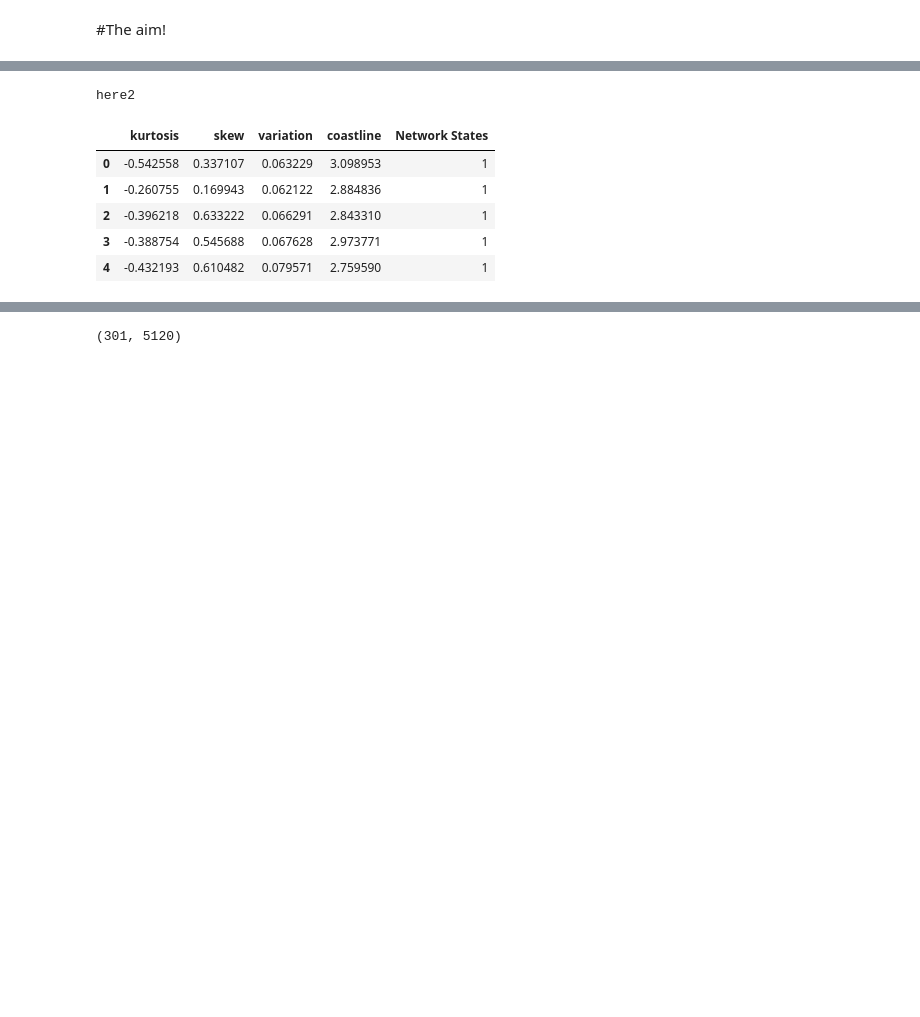
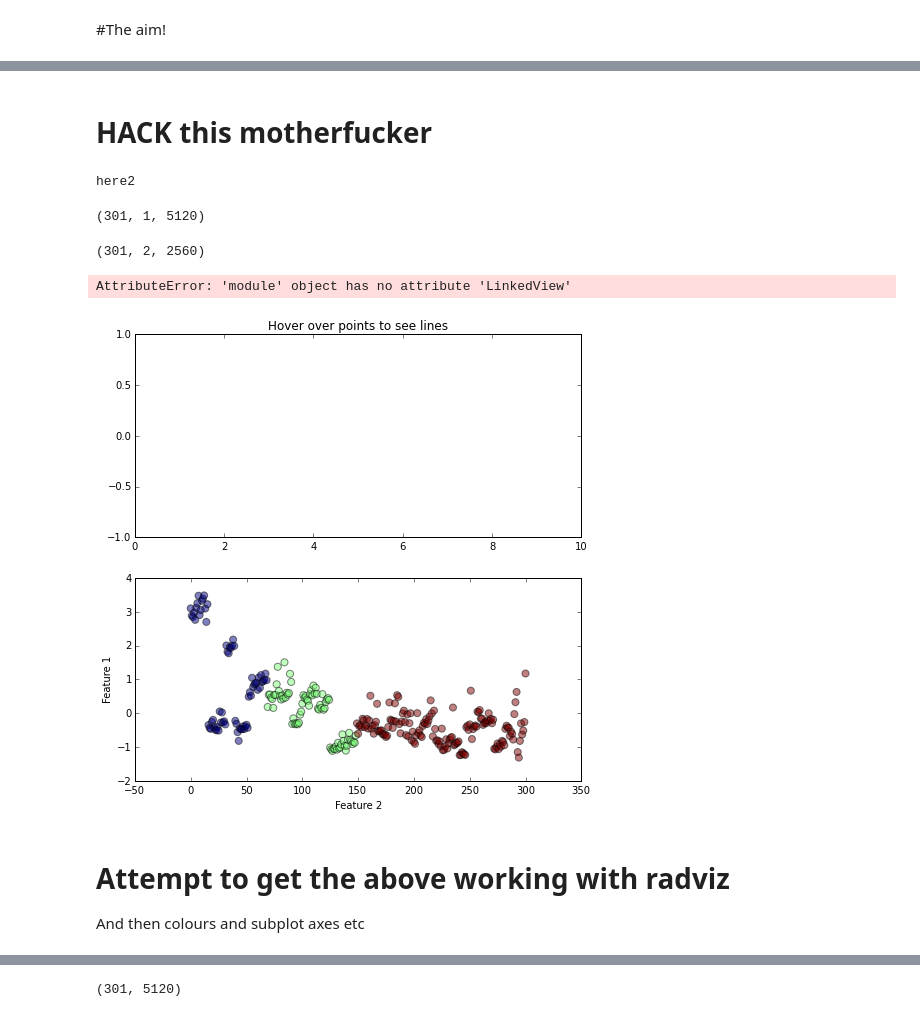
Before and after one commit to jcornford/pyecog, a Jupyter notebook: Code/DataExplorerMkI.ipynb, the cells around one changed output, grey strips where cells are left out. Cells and saved outputs as stored; diff of their text form; code cells hidden in the pictures; blank space fills up the shorter version.

```diff
--- a/Code/DataExplorerMkI.ipynb
+++ b/Code/DataExplorerMkI.ipynb
@@ -102,3 +84,5 @@ print points
+# %% [markdown]
+# HACK this motherfucker
 # %%
 # Basic script to run network state classfication
 from loadSeizureData  import LoadSeizureData
@@ -114,15 +98,70 @@ basicStatsExtractor = BasicFeatures()
 dataobj.extract_feature_array([basicStatsExtractor])
 # %% [output]
 here2
+# %%
+%matplotlib inline
+from sklearn.preprocessing import normalize
+norm_array = normalize(dataobj.data_array, axis = 1)
+x2 = norm_array[:,:].reshape((301,1,5120))
+print x2.shape
+# %% [output]
+(301, 1, 5120)
+# %%
+#%matplotlib qt
+%matplotlib inline
+import matplotlib
+import matplotlib.pyplot as plt
+import numpy as np
+import mpld3
+import pandas as pd
+from mpld3 import plugins, utils
+
+fig = plt.figure(figsize = (8,8))
+ax1 = plt.subplot(211)
+ax2 = plt.subplot(212)
+
+# scatter periods and amplitudes
+np.random.seed(0)
+P = 0.2 + np.random.random(size=301)
+A = np.random.random(size=301)
+x = np.linspace(0, 10, 5120/2.)
+
+data = np.array([[x, Ai * np.sin(x / Pi)] for (Ai, Pi) in zip(A, P)])
+data[:,1,:] = x2[:,0,::2]*20
+print data.shape
+A = np.random.randn(301)
+A = dataobj.features[:,3]
+P = np.arange(301)
+
+points = ax2.scatter(P, A, s =50, alpha=0.5, c = dataobj.label_colarray)
+#points = radviz2(df,'Network States',dataobj, ax = ax, color = cmap, edgecolor = 'white')
+ax2.set_xlabel('Feature 2')
+ax2.set_ylabel('Feature 1')
+
+# create the line object
+lines = ax1.plot(x, 0 * x, '-w', lw=1, alpha=0.8)
+ax1.set_ylim(-1, 1)
+
+ax1.set_title("Hover over points to see lines")
+
+# transpose line data and add plugin
+linedata = data.transpose(0, 2, 1).tolist()
+
+
+labels = ["Trace {0}".format(i) for i in range(301)]
+tooltip = plugins.PointLabelTooltip(points, labels)
+
+plugins.connect(fig,tooltip, plugins.LinkedView(points, lines[0], linedata))
+
+
+mpld3.display()
+# %% [output]
+(301, 2, 2560)
+AttributeError: 'module' object has no attribute 'LinkedView'
+[figure, added]
+# %% [markdown]
+# Attempt to get the above working with radviz
+ And then colours and subplot axes etc
 # %%
 df = pd.DataFrame(dataobj.features, columns = ['kurtosis','skew','variation','coastline'])
 df['Network States'] = dataobj.label_colarray
-# %%
-df.head()
-# %% [output]
-|  | kurtosis | skew | variation | coastline | Network States |
-| 0 | -0.542558 | 0.337107 | 0.063229 | 3.098953 | 1 |
-| 1 | -0.260755 | 0.169943 | 0.062122 | 2.884836 | 1 |
-| 2 | -0.396218 | 0.633222 | 0.066291 | 2.843310 | 1 |
-| 3 | -0.388754 | 0.545688 | 0.067628 | 2.973771 | 1 |
-| 4 | -0.432193 | 0.610482 | 0.079571 | 2.759590 | 1 |
```
Also changed, not shown: parts of 6 cells of this notebook, 9 other files.
